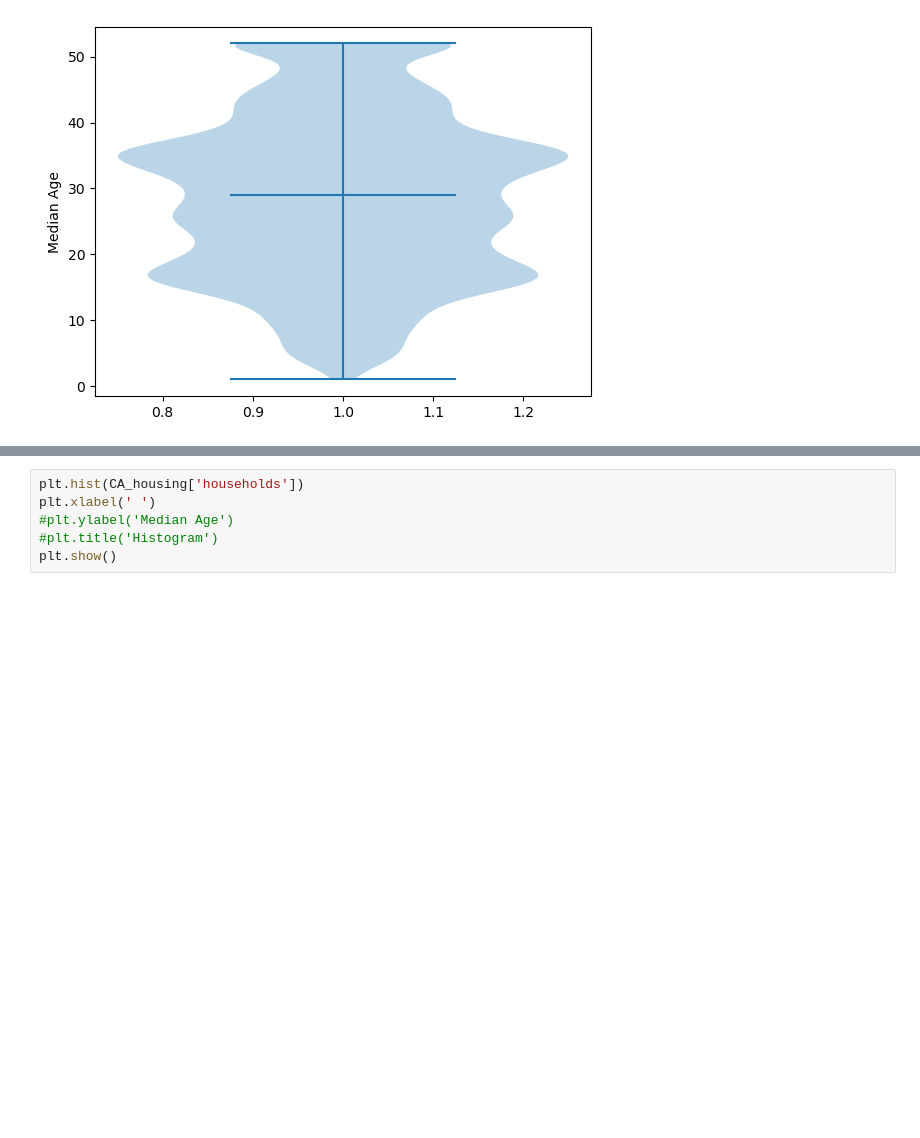
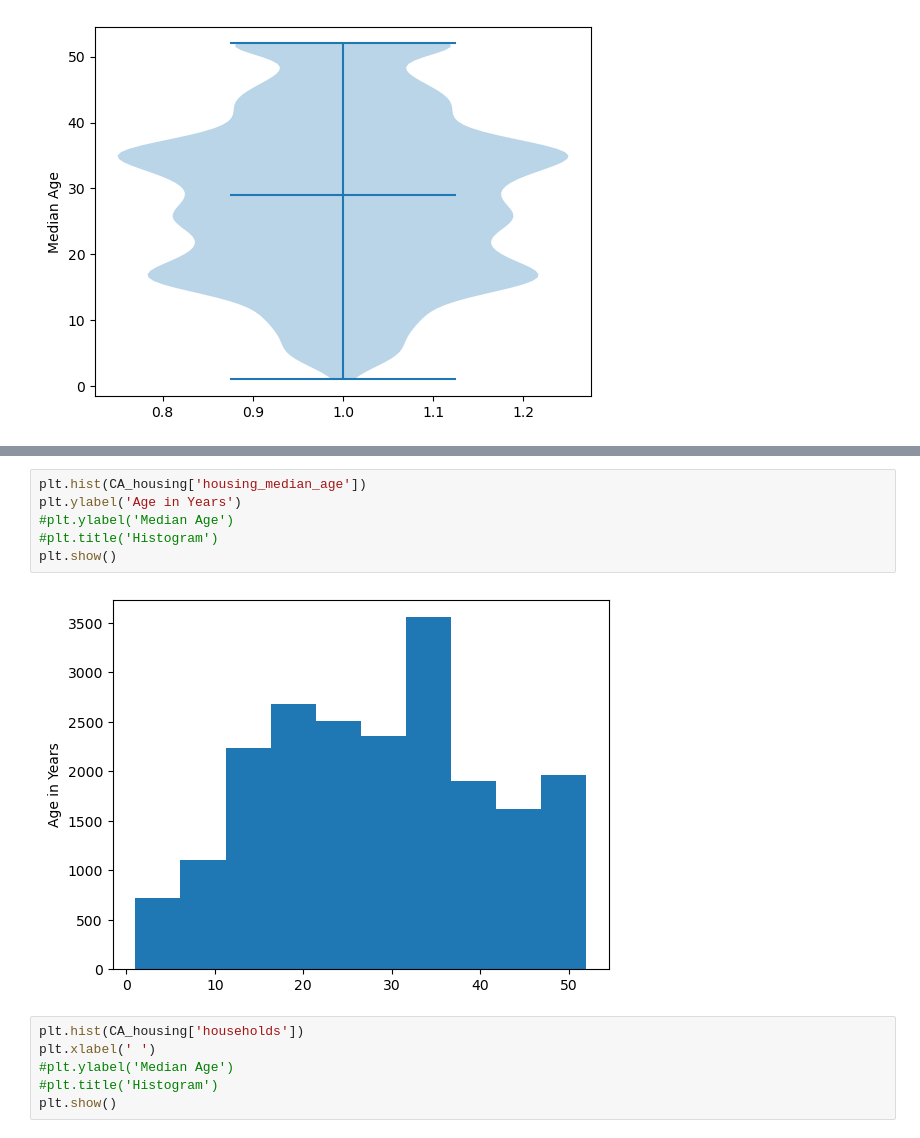
Before and after one commit to schuckers/DTSC2301, a Jupyter notebook: Code/UnivariateSummaries.ipynb, the cells around one changed output, grey strips where cells are left out. Drawn from its saved outputs; the diff is of its cells as text; blank space fills up the shorter version.

```diff
--- a/Code/UnivariateSummaries.ipynb
+++ b/Code/UnivariateSummaries.ipynb
@@ -68,3 +68,11 @@ plt.show()
+# %%
+plt.hist(CA_housing['housing_median_age'])
+plt.ylabel('Age in Years')
+#plt.ylabel('Median Age')
+#plt.title('Histogram')
+plt.show()
+# %% [output]
+[figure, added]
 # %%
 plt.hist(CA_housing['households'])
 plt.xlabel(' ')
```
Also changed, not shown: parts of 1 cell of this notebook.
